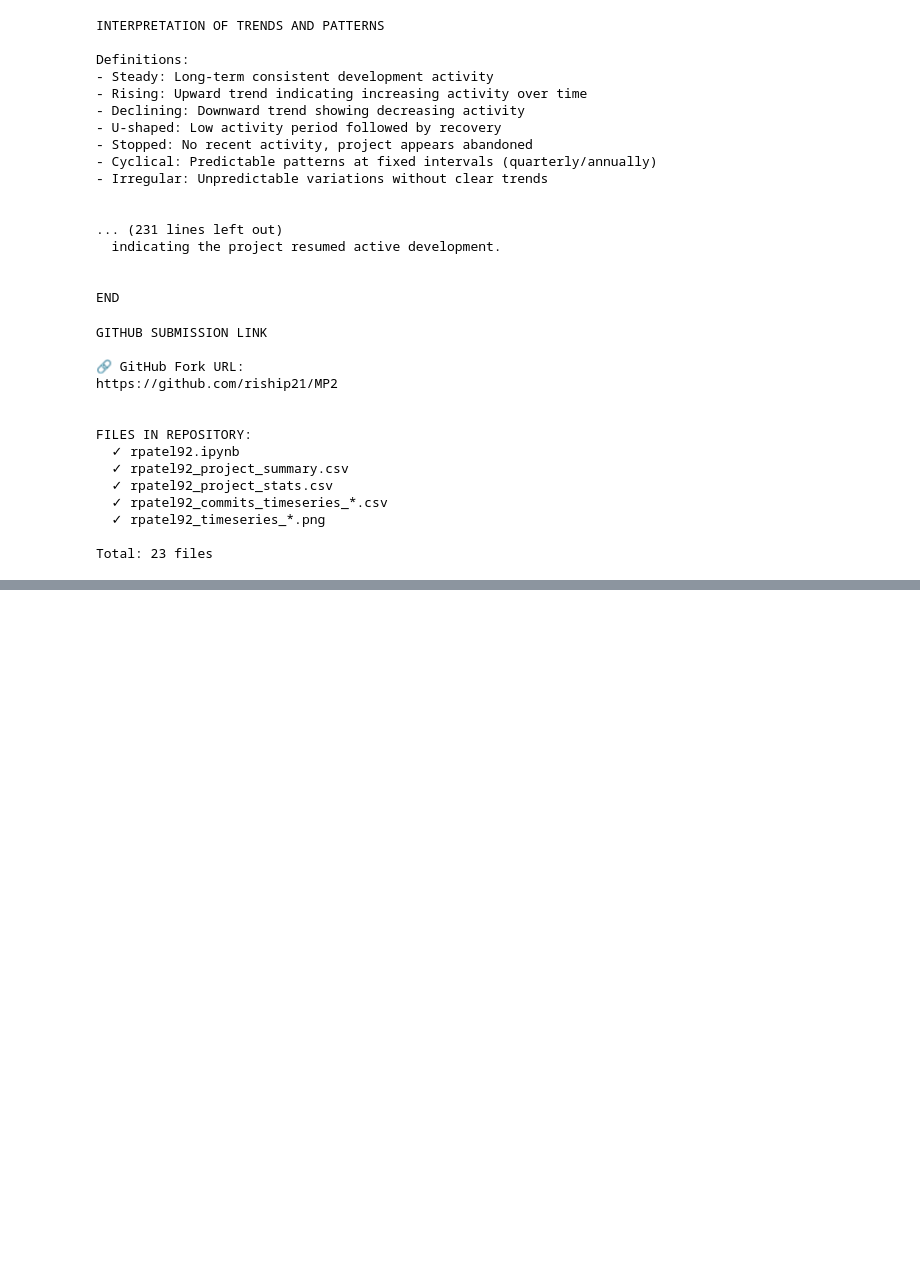
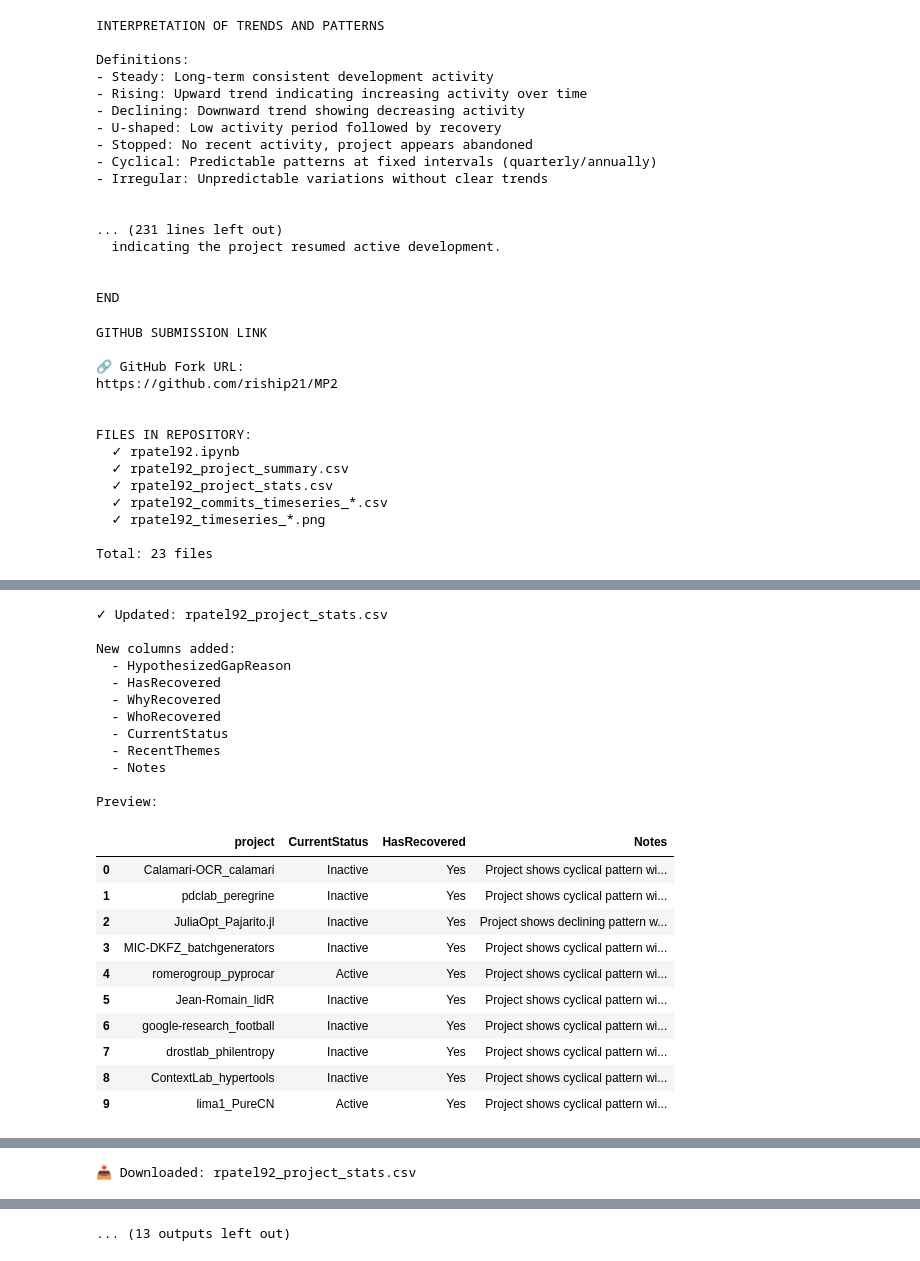
Before and after one commit to JustAnotherJames/hcrettol_MP2, a Jupyter notebook: rpatel92 (2).ipynb, the cells around one changed output, grey strips where cells are left out. Drawn from its saved outputs; the diff is of its cells as text; code cells hidden in the pictures; blank space fills up the shorter version.

Commit message:
Completed MP2 - Task 4

```diff
--- a/rpatel92 (2).ipynb
+++ b/rpatel92 (2).ipynb
@@ -1145,0 +1437,69 @@ Files to upload to GitHub:
+# %%
+# Read current stats
+df_stats = pd.read_csv(f"{NETID}_project_stats.csv")
+
+# Add Task 4 columns
+df_stats['HypothesizedGapReason'] = df_stats['project'].map(lambda p: gap_analysis.get(p, {}).get('HypothesizedGapReason'))
+df_stats['HasRecovered'] = df_stats['project'].map(lambda p: gap_analysis.get(p, {}).get('HasRecovered'))
+df_stats['WhyRecovered'] = df_stats['project'].map(lambda p: gap_analysis.get(p, {}).get('WhyRecovered'))
+df_stats['WhoRecovered'] = df_stats['project'].map(lambda p: gap_analysis.get(p, {}).get('WhoRecovered'))
+df_stats['CurrentStatus'] = df_stats['project'].map(lambda p: current_status.get(p, {}).get('CurrentStatus'))
+df_stats['RecentThemes'] = df_stats['project'].map(lambda p: current_status.get(p, {}).get('RecentThemes'))
+df_stats['Notes'] = df_stats['project'].map(lambda p: reflections.get(p))
+
+# Save updated stats
+stats_filename = f"{NETID}_project_stats.csv"
+df_stats.to_csv(stats_filename, index=False)
+
+print(f"✓ Updated: {stats_filename}")
+print(f"\nNew columns added:")
+print(f"  - HypothesizedGapReason")
+print(f"  - HasRecovered")
+print(f"  - WhyRecovered")
+print(f"  - WhoRecovered")
+print(f"  - CurrentStatus")
+print(f"  - RecentThemes")
+print(f"  - Notes")
+
+print(f"\nPreview:")
+display(df_stats[['project', 'CurrentStatus', 'HasRecovered', 'Notes']])
+
+# Download all files
+try:
+    files.download(stats_filename)
+    print(f"\n📥 Downloaded: {stats_filename}")
+except:
+    print(f"\n💾 Saved: {stats_filename}")
+
+# Download reflection files
+for prj in my_projects['Woc']:
+    prj_clean = prj.replace('/', '_')
+    reflection_filename = f"{NETID}_reflection_{prj_clean}.md"
+    try:
+        files.download(reflection_filename)
+    except:
+        pass
+# %% [output]
+✓ Updated: rpatel92_project_stats.csv
+
+New columns added:
+  - HypothesizedGapReason
+  - HasRecovered
+  - WhyRecovered
+  - WhoRecovered
+  - CurrentStatus
+  - RecentThemes
+  - Notes
+
+Preview:
+|  | project | CurrentStatus | HasRecovered | Notes |
+| 0 | Calamari-OCR_calamari | Inactive | Yes | Project shows cyclical pattern wi... |
+| 1 | pdclab_peregrine | Inactive | Yes | Project shows cyclical pattern wi... |
+| 2 | JuliaOpt_Pajarito.jl | Inactive | Yes | Project shows declining pattern w... |
+| 3 | MIC-DKFZ_batchgenerators | Inactive | Yes | Project shows cyclical pattern wi... |
+| 4 | romerogroup_pyprocar | Active | Yes | Project shows cyclical pattern wi... |
+| 5 | Jean-Romain_lidR | Inactive | Yes | Project shows cyclical pattern wi... |
+| 6 | google-research_football | Inactive | Yes | Project shows cyclical pattern wi... |
+| 7 | drostlab_philentropy | Inactive | Yes | Project shows cyclical pattern wi... |
+| 8 | ContextLab_hypertools | Inactive | Yes | Project shows cyclical pattern wi... |
+| 9 | lima1_PureCN | Active | Yes | Project shows cyclical pattern wi... |
@@ -1145,0 +1508 @@ Files to upload to GitHub:
+📥 Downloaded: rpatel92_project_stats.csv
@@ -1145,0 +1516 @@ Files to upload to GitHub:
+... (13 outputs left out)
```
Also changed, not shown: parts of 9 cells of this notebook.
